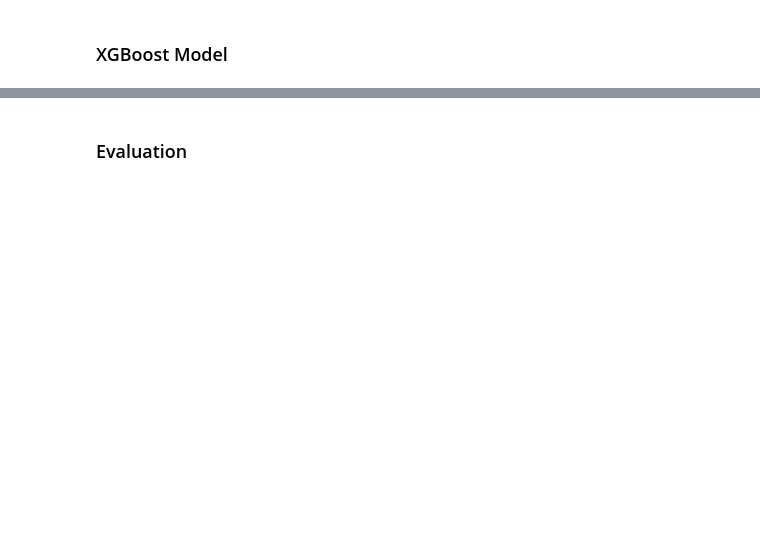
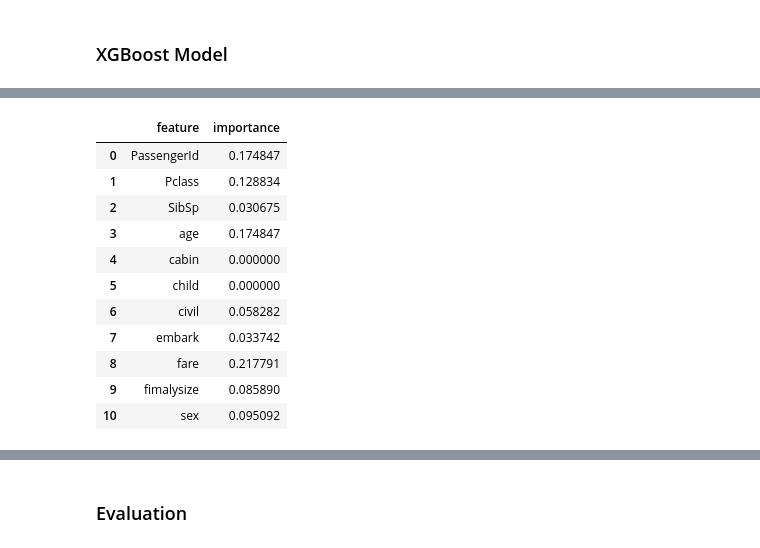
Before and after one commit to liaison/python, a Jupyter notebook: xgboost.ipynb, the cells around one changed output, grey strips where cells are left out. Saved outputs shown, nothing was run; the diff lists cells and outputs as text; code cells hidden in the pictures; blank space fills up the shorter version.

```diff
--- a/xgboost.ipynb
+++ b/xgboost.ipynb
@@ -149,7 +143,7 @@ df_test.head()
 ### XGBoost Model
 # %%
 estimator = XGBClassifier(learning_rate=0.1,
-                          max_depth=2,
+                          max_depth=3,
                           n_estimators = 50,  # number of trees to train
                           silent=False,
                           # binary classification
@@ -171,3 +165,22 @@ train accuracy: 0.838383838384
+# %%
+feature_factors = pd.DataFrame()
+feature_factors['feature'] = x_train.columns
+feature_factors['importance'] = estimator.feature_importances_
+
+feature_factors
+# %% [output]
+|  | feature | importance |
+| 0 | PassengerId | 0.174847 |
+| 1 | Pclass | 0.128834 |
+| 2 | SibSp | 0.030675 |
+| 3 | age | 0.174847 |
+| 4 | cabin | 0.000000 |
+| 5 | child | 0.000000 |
+| 6 | civil | 0.058282 |
+| 7 | embark | 0.033742 |
+| 8 | fare | 0.217791 |
+| 9 | fimalysize | 0.085890 |
+| 10 | sex | 0.095092 |
 # %%
 from sklearn.metrics import accuracy_score
 
```
Also changed, not shown: parts of 14 cells of this notebook.
